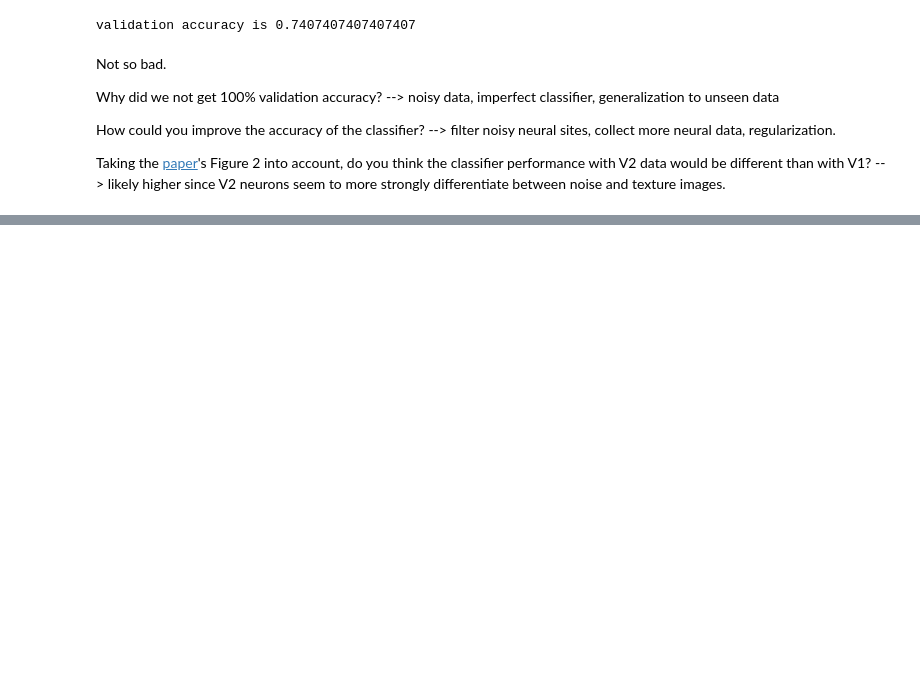
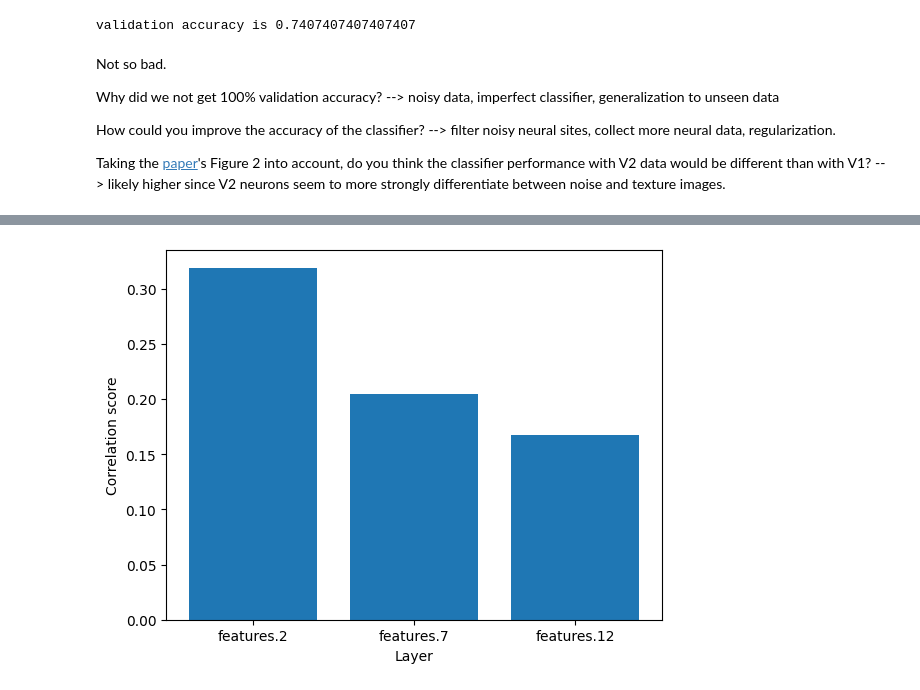
Before and after one commit to epflneuroailab/cajal2025, a Jupyter notebook: cajal2025.ipynb, the cells around one changed output, grey strips where cells are left out. Saved outputs shown, nothing was run; the diff lists cells and outputs as text; code cells hidden in the pictures; blank space fills up the shorter version.

```diff
--- a/cajal2025.ipynb
+++ b/cajal2025.ipynb
@@ -494,0 +679,57 @@ Next, we come to the step of modeling. In this step, we try to establish models
+# %%
+import numpy as np
+from sklearn.linear_model import RidgeCV
+
+# here we use correlation score to evaluate the model prediction
+def correlation_score(model_prediction, neural_recording):
+    # for each neuron, we correlate over the stimuli
+    num_stimuli, num_neuron = model_prediction.shape
+    scores = []
+    for n in range(num_neuron):
+        mp = model_prediction[:, n]
+        nr = neural_recording[:, n]
+        scores.append(np.corrcoef(mp, nr)[0, 1])
+
+    # take the median alignment over neurons
+    final_score = np.median(scores)
+    return final_score
+
+# edit codes from linear probing and wrap them into a function
+def eval_linear_decoding(model_layer_assembly, neural_average):
+    stimulus_ids = neural_average['stimulus_id'].values
+    train_stimuli, val_stimuli = train_test_split(stimulus_ids, train_size=0.8, random_state=1)
+
+    train_model = model_layer_assembly[{"presentation": [stimulus_id in train_stimuli for stimulus_id in stimulus_ids]}]
+    val_model = model_layer_assembly[{"presentation": [stimulus_id in val_stimuli for stimulus_id in stimulus_ids]}]
+
+    train_neural = neural_average[{"presentation": [stimulus_id in train_stimuli for stimulus_id in stimulus_ids]}]
+    val_neural = neural_average[{"presentation": [stimulus_id in val_stimuli for stimulus_id in stimulus_ids]}]
+
+    train_x = train_model.transpose('presentation', 'neuroid').values
+    train_y = train_neural.transpose('presentation', 'neuroid_id').values
+    val_x = val_model.transpose('presentation', 'neuroid').values
+    val_y = val_neural.transpose('presentation', 'neuroid_id').values
+
+    scaler = StandardScaler().fit(train_x)
+    train_x = scaler.transform(train_x)
+    val_x = scaler.transform(val_x)
+
+    # use a robust linear regression
+    linear_readout = RidgeCV()
+    linear_readout.fit(train_x, train_y)
+    pred_y = linear_readout.predict(val_x)
+    score = correlation_score(pred_y, val_y)
+
+    return score
+
+layer_scores = []
+for layer in layers:
+    score = eval_linear_decoding(alexnet_assemblies[layer], v1_average)
+    layer_scores.append(score)
+
+pyplot.bar(layers, layer_scores)
+pyplot.ylabel('Correlation score')
+pyplot.xlabel('Layer')
+pyplot.show()
+# %% [output]
+[figure, added]
```
Also changed, not shown: parts of 32 cells of this notebook.
